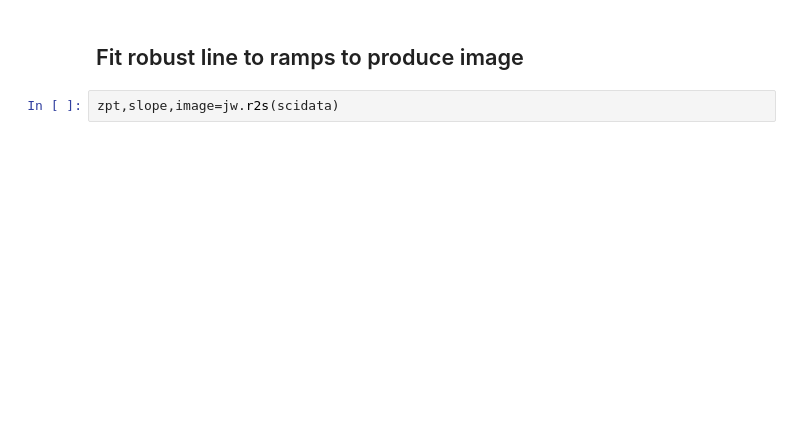
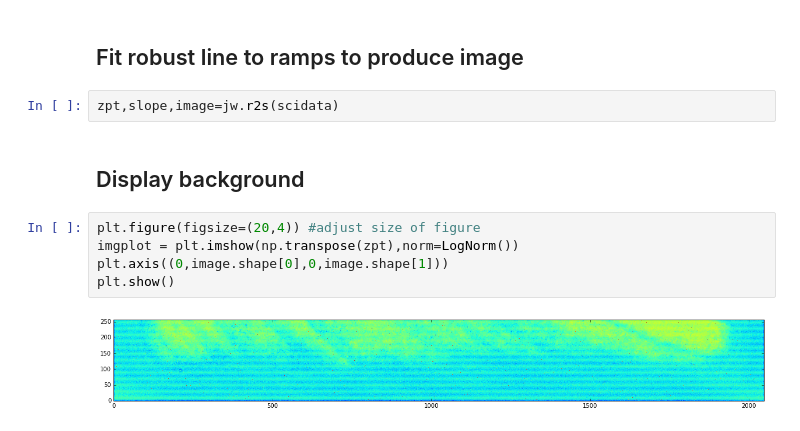
Before and after one commit to jasonfrowe/JWSTNIRISS, a Jupyter notebook: Examples and Checks.ipynb, the cells around one changed output. Saved outputs shown, nothing was run; the diff lists cells and outputs as text; blank space fills up the shorter version.

```diff
--- a/Examples and Checks.ipynb
+++ b/Examples and Checks.ipynb
@@ -42,3 +51,12 @@ plt.show()
 ## Fit robust line to ramps to produce image
 # %%
 zpt,slope,image=jw.r2s(scidata)
+# %% [markdown]
+## Display background
+# %%
+plt.figure(figsize=(20,4)) #adjust size of figure
+imgplot = plt.imshow(np.transpose(zpt),norm=LogNorm())
+plt.axis((0,image.shape[0],0,image.shape[1]))
+plt.show()
+# %% [output]
+[figure, added]
```
Also changed, not shown: parts of 11 cells of this notebook, 1 other file.
